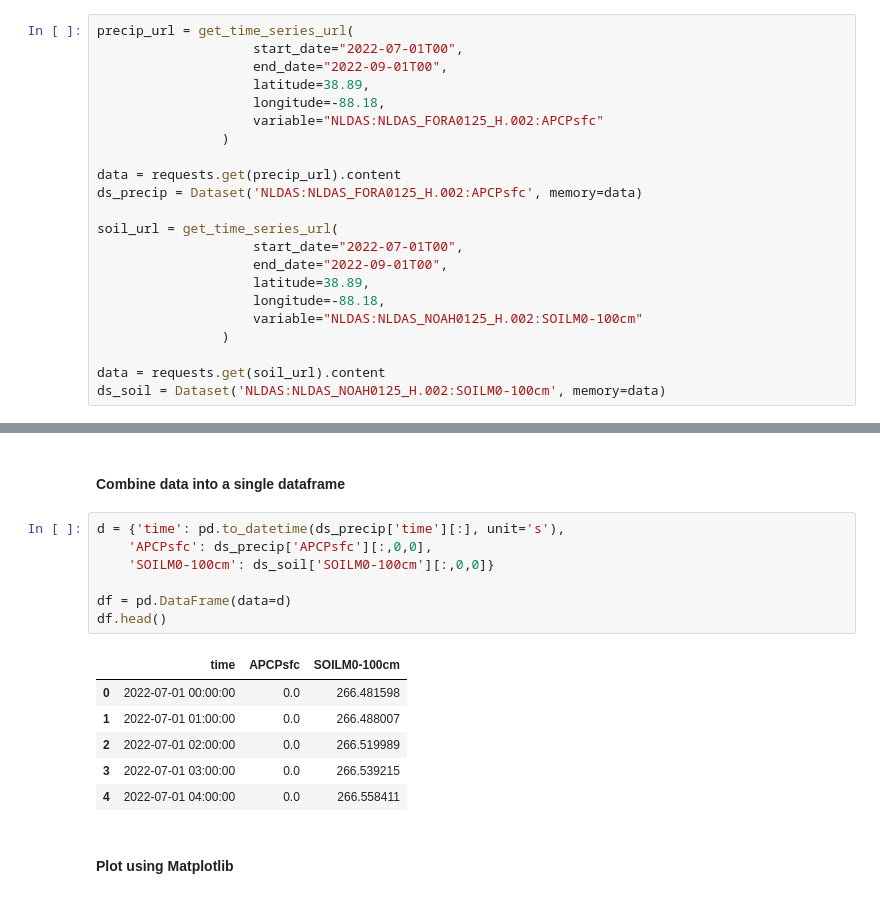
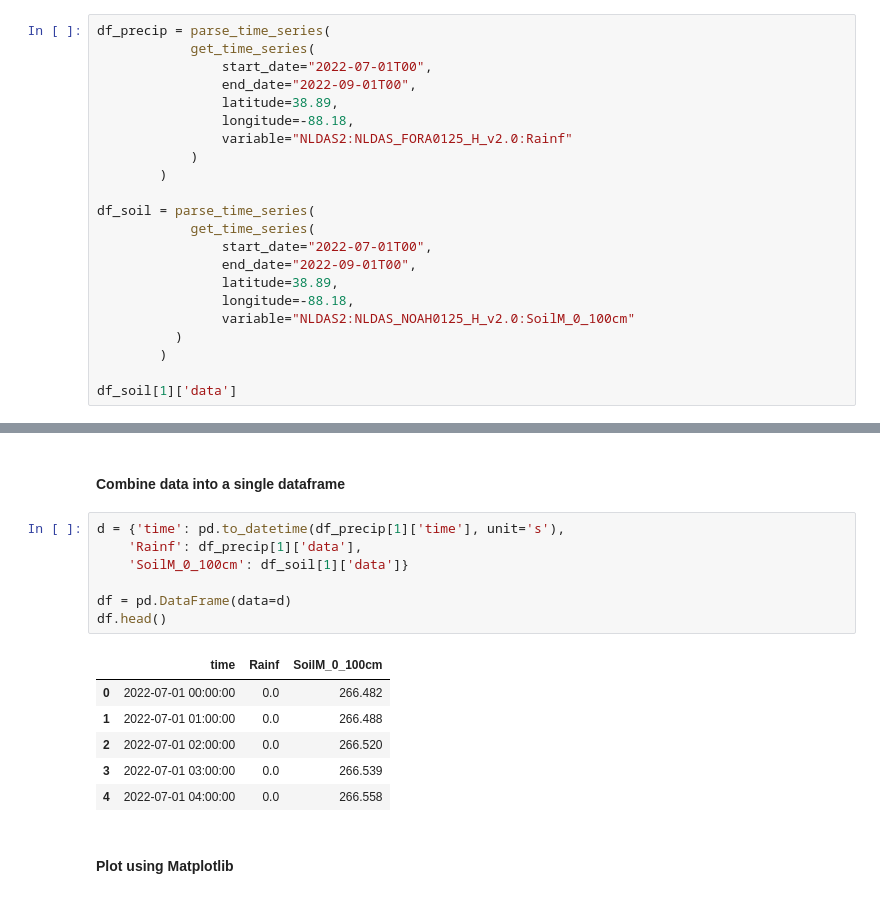
Before and after one commit to gdslab/asa_2022_workshop_nasa_for_ag, a Jupyter notebook: 05-Hands_on_exercise_Notebook.ipynb, the cells around one changed output, grey strips where cells are left out. Cells and saved outputs as stored; diff of their text form.

```diff
--- a/05-Hands_on_exercise_Notebook.ipynb
+++ b/05-Hands_on_exercise_Notebook.ipynb
@@ -57,25 +82,25 @@ This query will return the center point of the closest grid, which is actually a
 
 https://goo.gl/maps/1seZXh8RfFVz2b8a8
 # %%
-precip_url = get_time_series_url(
-                    start_date="2022-07-01T00",
-                    end_date="2022-09-01T00",
-                    latitude=38.89,
-                    longitude=-88.18,
-                    variable="NLDAS:NLDAS_FORA0125_H.002:APCPsfc"
-                )
+df_precip = parse_time_series(
+            get_time_series(
+                start_date="2022-07-01T00",
+                end_date="2022-09-01T00",
+                latitude=38.89,
+                longitude=-88.18,
+                variable="NLDAS2:NLDAS_FORA0125_H_v2.0:Rainf"
+            )
+        )
 
-data = requests.get(precip_url).content
-ds_precip = Dataset('NLDAS:NLDAS_FORA0125_H.002:APCPsfc', memory=data)
+df_soil = parse_time_series(
+            get_time_series(
+                start_date="2022-07-01T00",
+                end_date="2022-09-01T00",
+                latitude=38.89,
+                longitude=-88.18,
+                variable="NLDAS2:NLDAS_NOAH0125_H_v2.0:SoilM_0_100cm"
+          )
+        )
 
-soil_url = get_time_series_url(
-                    start_date="2022-07-01T00",
-                    end_date="2022-09-01T00",
-                    latitude=38.89,
-                    longitude=-88.18,
-                    variable="NLDAS:NLDAS_NOAH0125_H.002:SOILM0-100cm"
-                )
-
-data = requests.get(soil_url).content
-ds_soil = Dataset('NLDAS:NLDAS_NOAH0125_H.002:SOILM0-100cm', memory=data)
+df_soil[1]['data']
 # %% [output]
@@ -84,19 +121,19 @@ https://hydro1.gesdisc.eosdis.nasa.gov/daac-bin/access/timeseries.cgi?variable=N
 # %% [markdown]
 #### Combine data into a single dataframe
 # %%
-d = {'time': pd.to_datetime(ds_precip['time'][:], unit='s'),
-    'APCPsfc': ds_precip['APCPsfc'][:,0,0],
-    'SOILM0-100cm': ds_soil['SOILM0-100cm'][:,0,0]}
+d = {'time': pd.to_datetime(df_precip[1]['time'], unit='s'),
+    'Rainf': df_precip[1]['data'],
+    'SoilM_0_100cm': df_soil[1]['data']}
 
 df = pd.DataFrame(data=d)
 df.head()
 # %% [output]
-|  | time | APCPsfc | SOILM0-100cm |
-| 0 | 2022-07-01 00:00:00 | 0.0 | 266.481598 |
-| 1 | 2022-07-01 01:00:00 | 0.0 | 266.488007 |
-| 2 | 2022-07-01 02:00:00 | 0.0 | 266.519989 |
-| 3 | 2022-07-01 03:00:00 | 0.0 | 266.539215 |
-| 4 | 2022-07-01 04:00:00 | 0.0 | 266.558411 |
+|  | time | Rainf | SoilM_0_100cm |
+| 0 | 2022-07-01 00:00:00 | 0.0 | 266.482 |
+| 1 | 2022-07-01 01:00:00 | 0.0 | 266.488 |
+| 2 | 2022-07-01 02:00:00 | 0.0 | 266.520 |
+| 3 | 2022-07-01 03:00:00 | 0.0 | 266.539 |
+| 4 | 2022-07-01 04:00:00 | 0.0 | 266.558 |
 # %% [markdown]
 #### Plot using Matplotlib
 # %%
```
Also changed, not shown: parts of 6 cells of this notebook.
